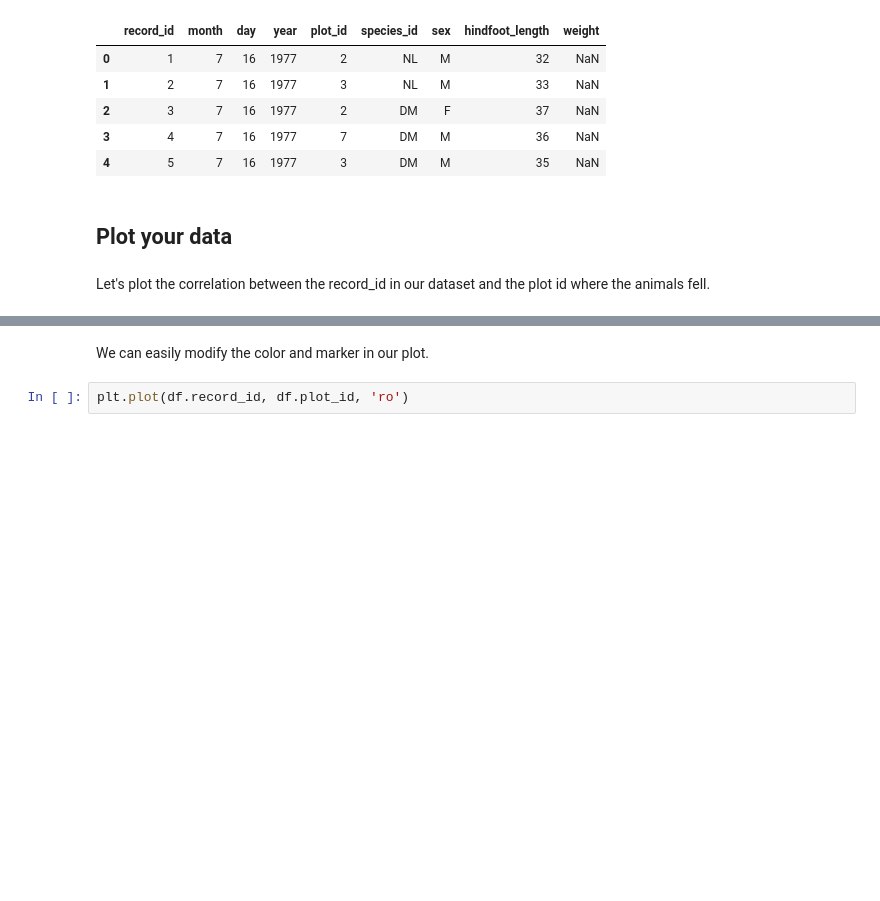
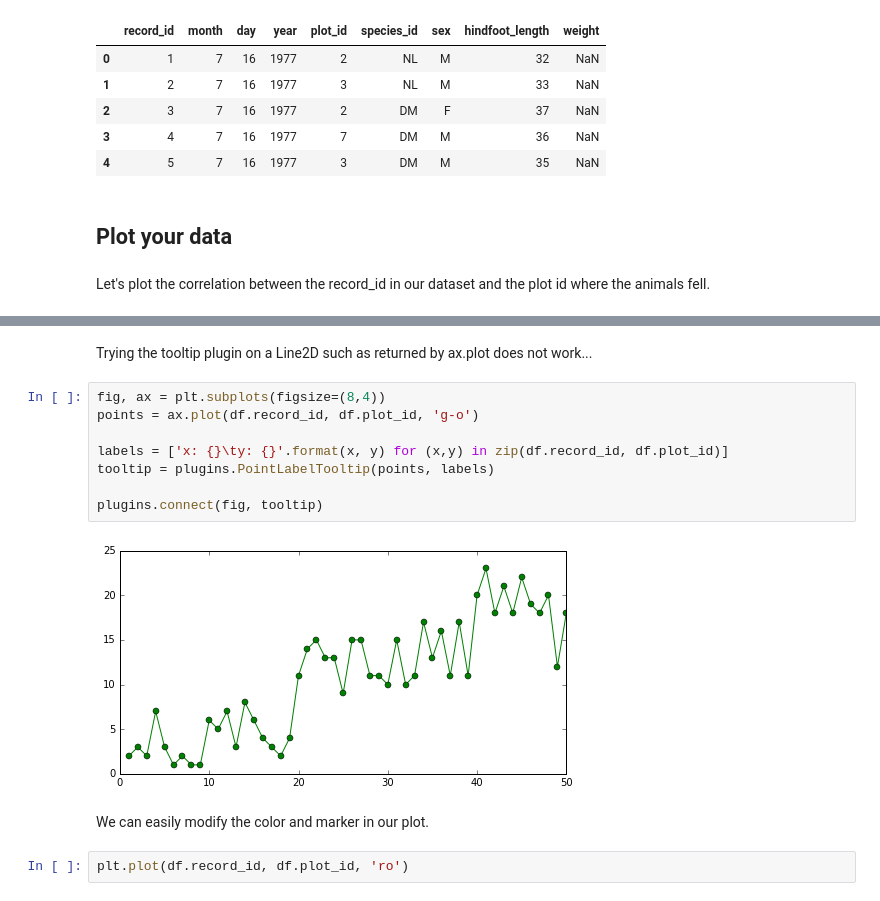
Before and after one commit to inkandswitch/livebook, a Jupyter notebook: sample-notebooks/plots.ipynb, the cells around one changed output, grey strips where cells are left out. Saved outputs shown, nothing was run; the diff lists cells and outputs as text; blank space fills up the shorter version.

```diff
--- a/sample-notebooks/plots.ipynb
+++ b/sample-notebooks/plots.ipynb
@@ -36,3 +40,15 @@ plt.plot(df.record_id, df.plot_id)
+# %% [markdown]
+Trying the tooltip plugin on a Line2D such as returned by ax.plot does not work...
+# %%
+fig, ax = plt.subplots(figsize=(8,4))
+points = ax.plot(df.record_id, df.plot_id, 'g-o')
+
+labels = ['x: {}\ty: {}'.format(x, y) for (x,y) in zip(df.record_id, df.plot_id)]
+tooltip = plugins.PointLabelTooltip(points, labels)
+
+plugins.connect(fig, tooltip)
+# %% [output]
+[figure, added]
 # %% [markdown]
 We can easily modify the color and marker in our plot.
 # %%
```
Also changed, not shown: parts of 7 cells of this notebook.
